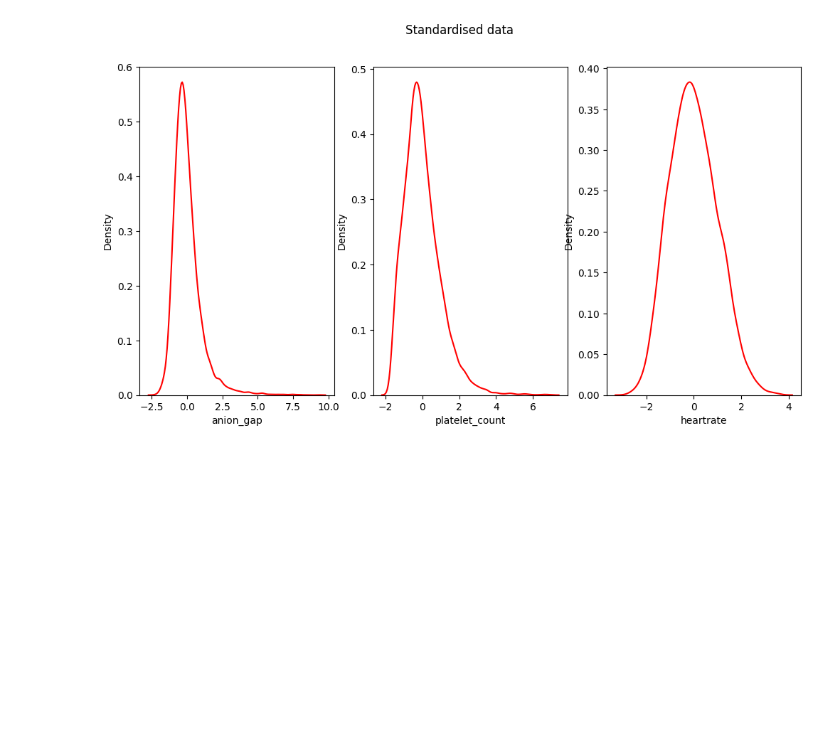
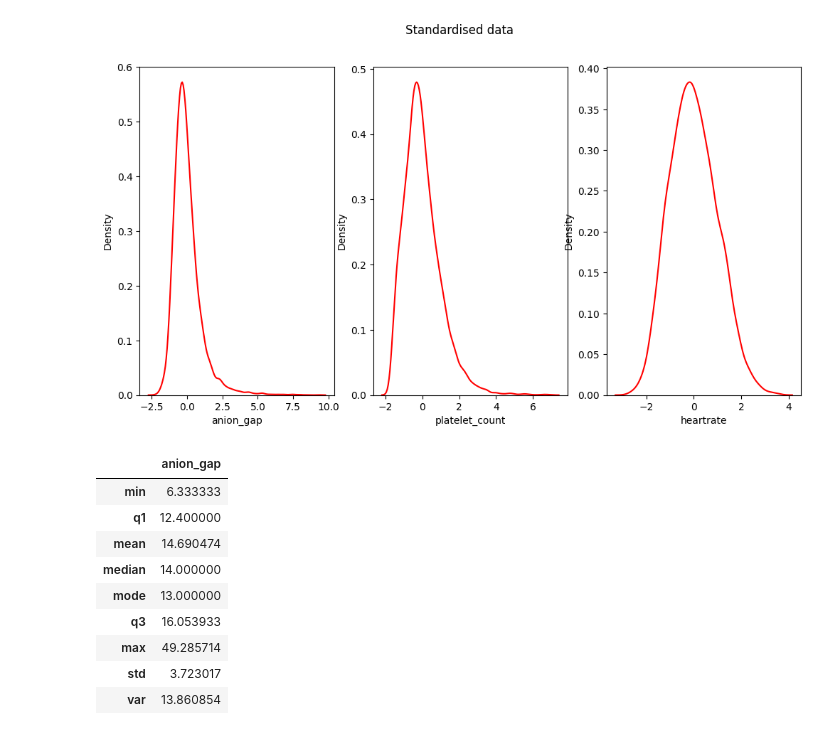
Before and after one commit to ryashpal/EHRQC, a Jupyter notebook: notebooks/python/case_study/sepsis_cohort_pre_processing.ipynb, the cells around one changed output. Cells and saved outputs as stored; diff of their text form; code cells hidden in the pictures; blank space fills up the shorter version.

```diff
--- a/notebooks/python/case_study/sepsis_cohort_pre_processing.ipynb
+++ b/notebooks/python/case_study/sepsis_cohort_pre_processing.ipynb
@@ -559,3 +559,29 @@ sns.kdeplot(data = standardisedVitalsDf, x = 'heartrate', ax = axs[2], color='r'
 # %% [output]
 <AxesSubplot: xlabel='heartrate', ylabel='Density'>
 [figure]
+# %%
+import numpy as np
+import pandas as pd
+
+correctedDf.agg(
+    min=('anion_gap', np.min),
+    q1=('anion_gap', lambda x: x.quantile(0.25)),
+    mean=('anion_gap', 'mean'),
+    median=('anion_gap', 'median'),
+    mode=('anion_gap', lambda x: x.value_counts().index[0]),
+    q3=('anion_gap', lambda x: x.quantile(0.75)),
+    max=('anion_gap', np.max),
+    std=('anion_gap', np.std),
+    var=('anion_gap', np.var),
+)
+# %% [output]
+|  | anion_gap |
+| min | 6.333333 |
+| q1 | 12.400000 |
+| mean | 14.690474 |
+| median | 14.000000 |
+| mode | 13.000000 |
+| q3 | 16.053933 |
+| max | 49.285714 |
+| std | 3.723017 |
+| var | 13.860854 |
```
Also changed, not shown: parts of 8 cells of this notebook, 6 other files.
